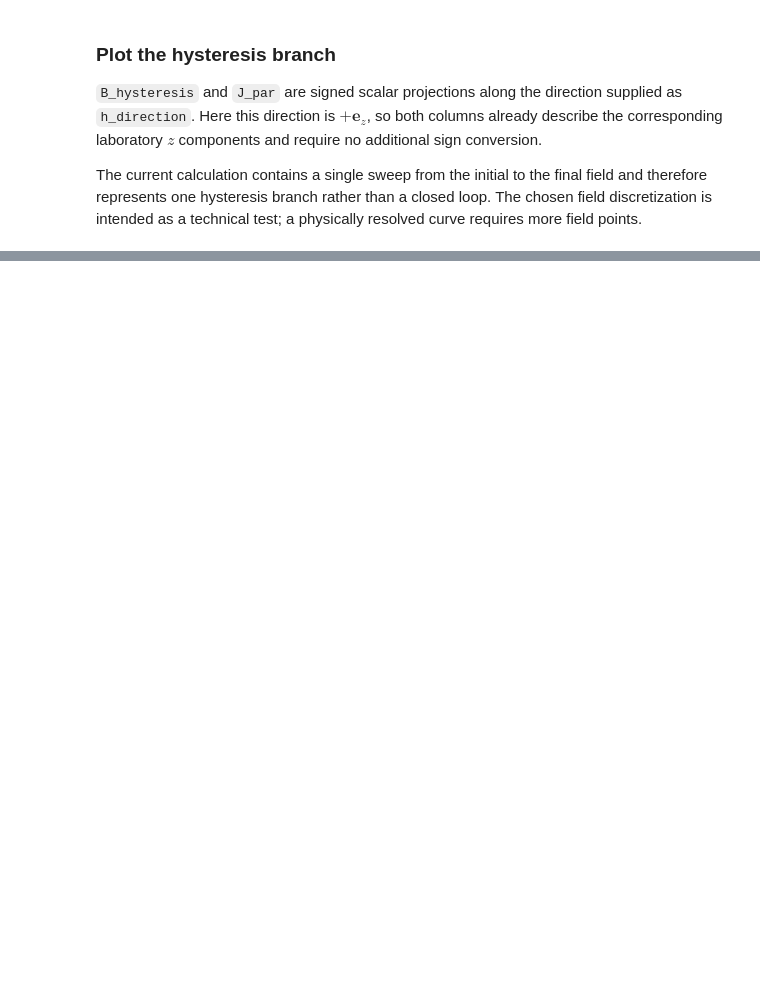
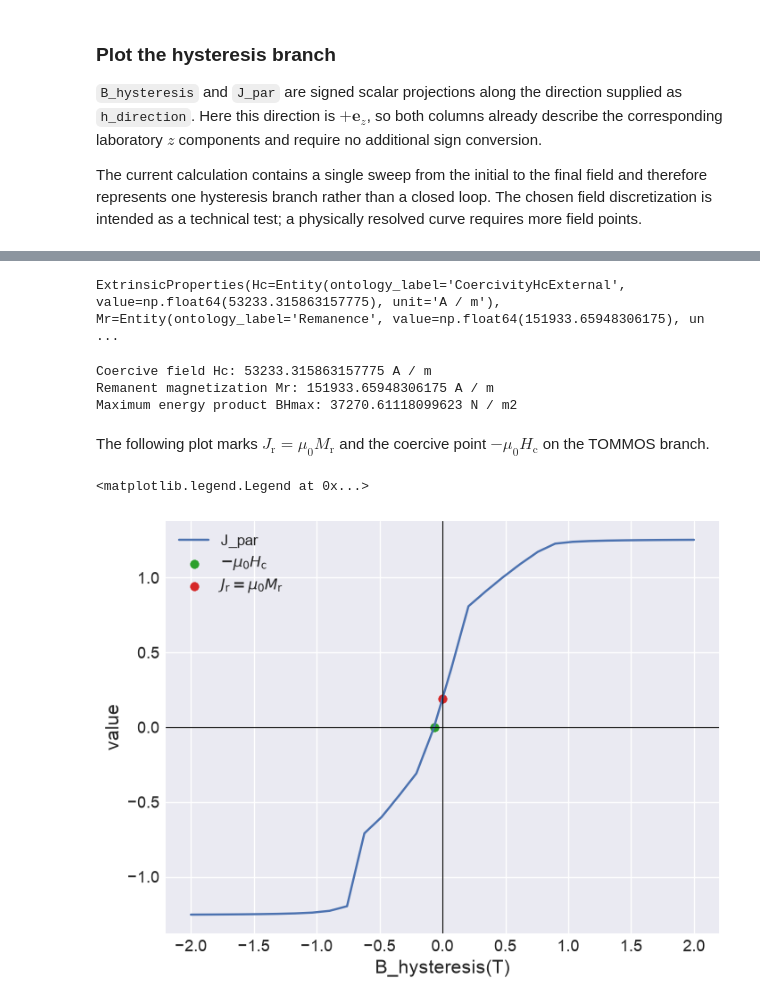
Before and after one commit to MaMMoS-project/tommos-adapter, a Jupyter notebook: examples/multigrain-tutorial.ipynb, the cells around one changed output, grey strips where cells are left out. Drawn from its saved outputs; the diff is of its cells as text; code cells hidden in the pictures; blank space fills up the shorter version.

Commit message:
update analysis

```diff
--- a/examples/multigrain-tutorial.ipynb
+++ b/examples/multigrain-tutorial.ipynb
@@ -3,6 +3,9 @@
 
 This tutorial generates a tetrahedral four-grain geometry with an explicit grain-boundary phase, explores the mesh interactively with PyVista, and converts it into a region-aware Ubermag system for TOMMOS.
 # %%
+import mammos_analysis
+import mammos_entity as me
+import matplotlib.pyplot as plt
 import micromagneticdata as mdata
 import micromagneticmodel as mm
 import numpy as np
@@ -10,7 +13,7 @@ import pyvista as pv
 
 import tommos_adapter as ta
 
-pv.set_jupyter_backend("trame")
+pv.set_jupyter_backend("server")
 # %% [markdown]
 ## Generate a multigrain mesh
 
@@ -282,2 +351,53 @@ system.table.mpl(y=["J_par"])
 # %%
-# TODO: maybe here or single grain notebook only??
+H_external = me.Entity(
+    "ExternalMagneticField",
+    system.table.data["B_hysteresis"].to_numpy() / mm.consts.mu0,
+    unit="A / m",
+)
+M_parallel = me.Entity(
+    "Magnetization",
+    system.table.data["J_par"].to_numpy() / mm.consts.mu0,
+    unit="A / m",
+)
+
+demagnetization_coefficient = 1 / 3
+extrinsic_properties = mammos_analysis.hysteresis.extrinsic_properties(
+    H=H_external,
+    M=M_parallel,
+    demagnetization_coefficient=demagnetization_coefficient,
+)
+extrinsic_properties
+# %% [output]
+ExtrinsicProperties(Hc=Entity(ontology_label='CoercivityHcExternal', value=np.float64(53233.315863157775), unit='A / m'), Mr=Entity(ontology_label='Remanence', value=np.float64(151933.65948306175), un ...
+# %%
+print(f"Coercive field Hc: {extrinsic_properties.Hc.q}")
+print(f"Remanent magnetization Mr: {extrinsic_properties.Mr.q}")
+print(f"Maximum energy product BHmax: {extrinsic_properties.BHmax.q}")
+# %% [output]
+Coercive field Hc: 53233.315863157775 A / m
+Remanent magnetization Mr: 151933.65948306175 A / m
+Maximum energy product BHmax: 37270.61118099623 N / m2
+# %% [markdown]
+The following plot marks $J_\mathrm{r}=\mu_0M_\mathrm{r}$ and the coercive point $-\mu_0H_\mathrm{c}$ on the TOMMOS branch.
+# %%
+# NBVAL_SKIP
+_, analysis_plot = plt.subplots()
+system.table.mpl(y=["J_par"], ax=analysis_plot)
+analysis_plot.scatter(
+    -mm.consts.mu0 * extrinsic_properties.Hc.value,
+    0,
+    color="tab:green",
+    label=r"$-\mu_0 H_\mathrm{c}$",
+)
+analysis_plot.scatter(
+    0,
+    mm.consts.mu0 * extrinsic_properties.Mr.value,
+    color="tab:red",
+    label=r"$J_\mathrm{r}=\mu_0 M_\mathrm{r}$",
+)
+analysis_plot.axhline(0, color="black", linewidth=0.8)
+analysis_plot.axvline(0, color="black", linewidth=0.8)
+analysis_plot.legend()
+# %% [output]
+<matplotlib.legend.Legend at 0x...>
+[figure, added]
```
Also changed, not shown: parts of 13 cells of this notebook, 1 other file.
